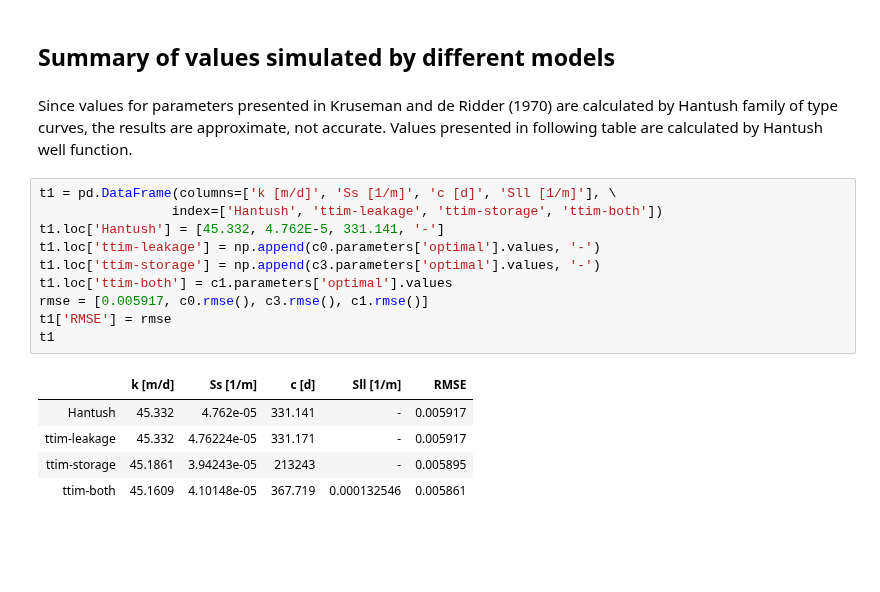
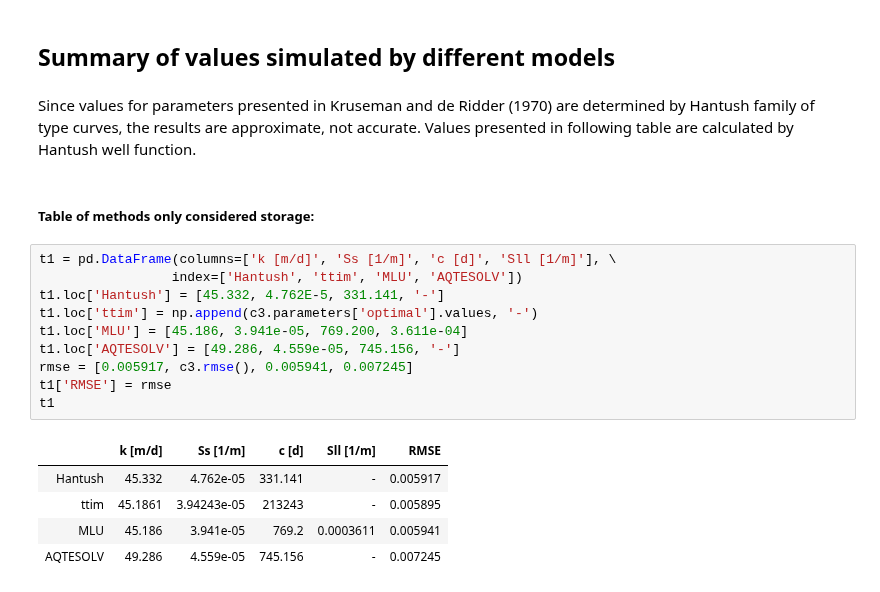
Before and after one commit to mbakker7/ttim, a Jupyter notebook: pumpingtest_benchmarks/2_test_of_dalem.ipynb, the cells around one changed output. Cells and saved outputs as stored; diff of their text form; blank space fills up the shorter version.

```diff
--- a/pumpingtest_benchmarks/2_test_of_dalem.ipynb
+++ b/pumpingtest_benchmarks/2_test_of_dalem.ipynb
@@ -556,20 +556,22 @@ rmse: 0.005894661176430443
 # %% [markdown]
 ## Summary of values simulated by different models
 # %% [markdown]
-Since values for parameters presented in Kruseman and de Ridder (1970) are calculated by Hantush family of type curves, the results are approximate, not accurate. Values presented in following table are calculated by Hantush well function.
+Since values for parameters presented in Kruseman and de Ridder (1970) are determined by Hantush family of type curves, the results are approximate, not accurate. Values presented in following table are calculated by Hantush well function.
+# %% [markdown]
+##### Table of methods only considered storage:
 # %%
 t1 = pd.DataFrame(columns=['k [m/d]', 'Ss [1/m]', 'c [d]', 'Sll [1/m]'], \
-                 index=['Hantush', 'ttim-leakage', 'ttim-storage', 'ttim-both'])
+                 index=['Hantush', 'ttim', 'MLU', 'AQTESOLV'])
 t1.loc['Hantush'] = [45.332, 4.762E-5, 331.141, '-']
-t1.loc['ttim-leakage'] = np.append(c0.parameters['optimal'].values, '-')
-t1.loc['ttim-storage'] = np.append(c3.parameters['optimal'].values, '-')
-t1.loc['ttim-both'] = c1.parameters['optimal'].values
-rmse = [0.005917, c0.rmse(), c3.rmse(), c1.rmse()]
+t1.loc['ttim'] = np.append(c3.parameters['optimal'].values, '-')
+t1.loc['MLU'] = [45.186, 3.941e-05, 769.200, 3.611e-04]
+t1.loc['AQTESOLV'] = [49.286, 4.559e-05, 745.156, '-']
+rmse = [0.005917, c3.rmse(), 0.005941, 0.007245]
 t1['RMSE'] = rmse
 t1
 # %% [output]
 |  | k [m/d] | Ss [1/m] | c [d] | Sll [1/m] | RMSE |
 | Hantush | 45.332 | 4.762e-05 | 331.141 | - | 0.005917 |
-| ttim-leakage | 45.332 | 4.76224e-05 | 331.171 | - | 0.005917 |
-| ttim-storage | 45.1861 | 3.94243e-05 | 213243 | - | 0.005895 |
-| ttim-both | 45.1609 | 4.10148e-05 | 367.719 | 0.000132546 | 0.005861 |
+| ttim | 45.1861 | 3.94243e-05 | 213243 | - | 0.005895 |
+| MLU | 45.186 | 3.941e-05 | 769.2 | 0.0003611 | 0.005941 |
+| AQTESOLV | 49.286 | 4.559e-05 | 745.156 | - | 0.007245 |
```
Also changed, not shown: parts of 2 cells of this notebook, 8 other files.
